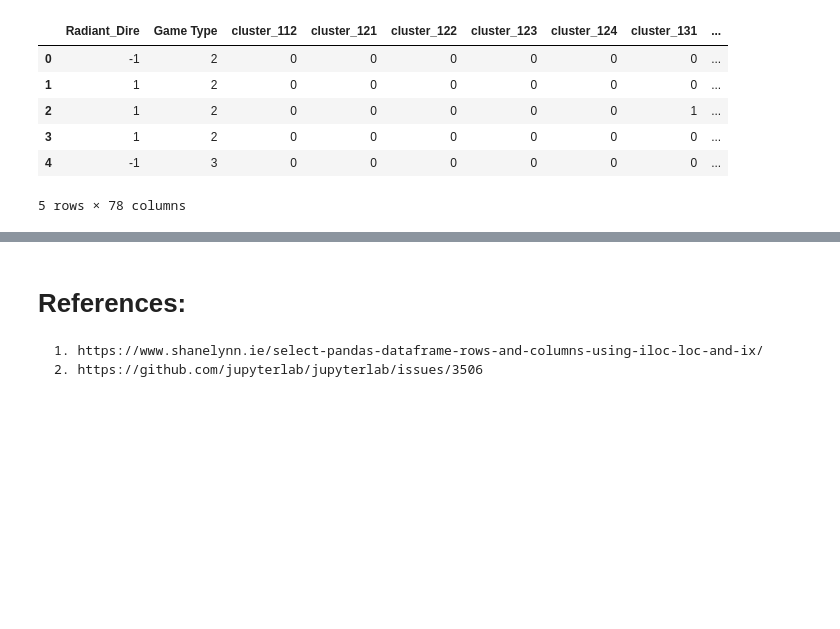
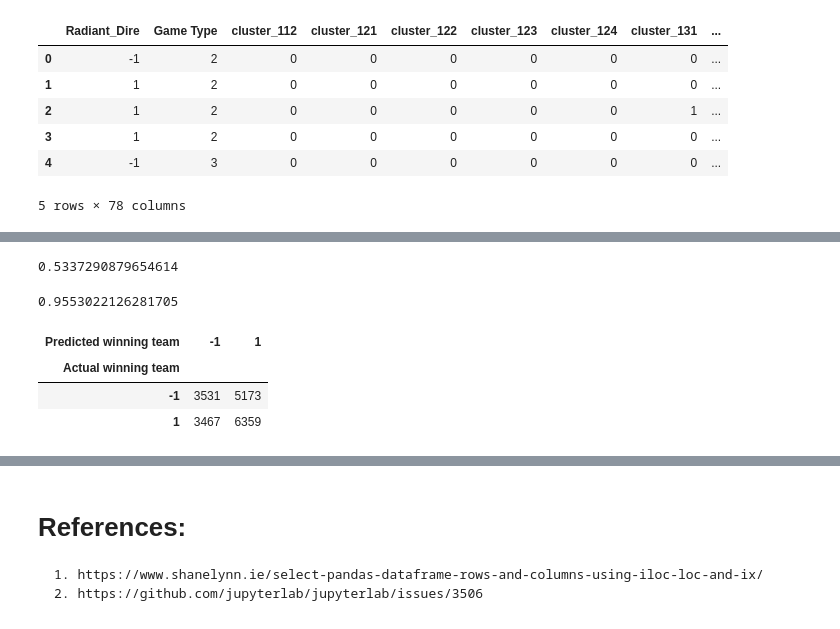
Before and after one commit to srividhyaprakash/Dota2-ML-UCI-ML-Repo, a Jupyter notebook: Dota 2 Notebook.ipynb, the cells around one changed output, grey strips where cells are left out. Cells and saved outputs as stored; diff of their text form; code cells hidden in the pictures; blank space fills up the shorter version.

Commit message:
Baseline for Random Forest Classifier created

```diff
--- a/Dota 2 Notebook.ipynb
+++ b/Dota 2 Notebook.ipynb
@@ -745,0 +773,2 @@ preprocessed_df.to_pickle("preprocessed_dota_df.pkl")
+# %%
+trainX_df, testX_df, trainY_df, testY_df = train_test_split(preprocessed_df, y_df, test_size = 0.2)
@@ -745,0 +779,4 @@ preprocessed_df.to_pickle("preprocessed_dota_df.pkl")
+# %%
+clf = RandomForestClassifier(n_jobs=-1, min_samples_leaf=3, n_estimators=30)
+# %%
+clf.fit(trainX_df, trainY_df)
@@ -745,0 +791,2 @@ preprocessed_df.to_pickle("preprocessed_dota_df.pkl")
+# %%
+preds = clf.predict(testX_df)
@@ -745,0 +797,4 @@ preprocessed_df.to_pickle("preprocessed_dota_df.pkl")
+# %%
+acc_score
+# %% [output]
+0.5337290879654614
@@ -745,0 +803,12 @@ preprocessed_df.to_pickle("preprocessed_dota_df.pkl")
+# %%
+acc_score_train
+# %% [output]
+0.9553022126281705
+# %%
+
+pd.crosstab(testY_df, preds, rownames=['Actual winning team'], colnames=['Predicted winning team'])
+# %% [output]
+| Predicted winning team | -1 | 1 |
+| Actual winning team |  |  |
+| -1 | 3531 | 5173 |
+| 1 | 3467 | 6359 |
```
Also changed, not shown: parts of 15 cells of this notebook.
